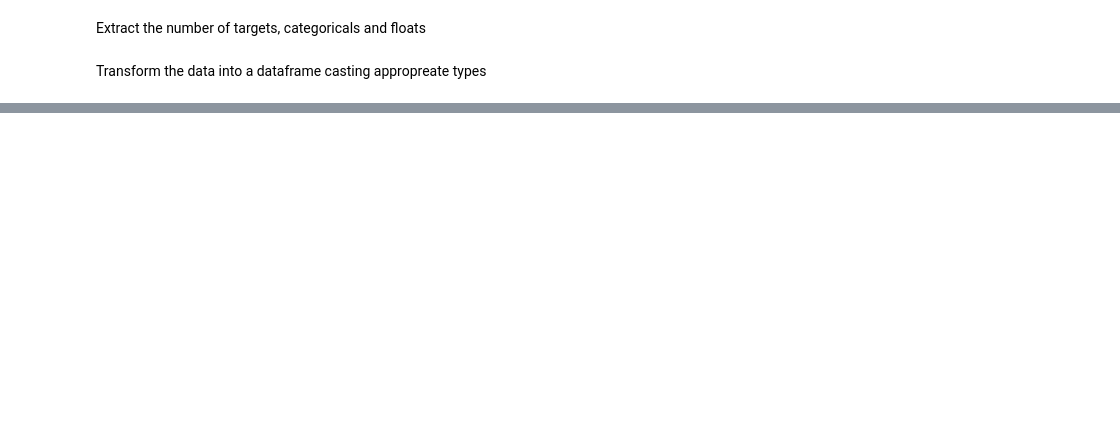
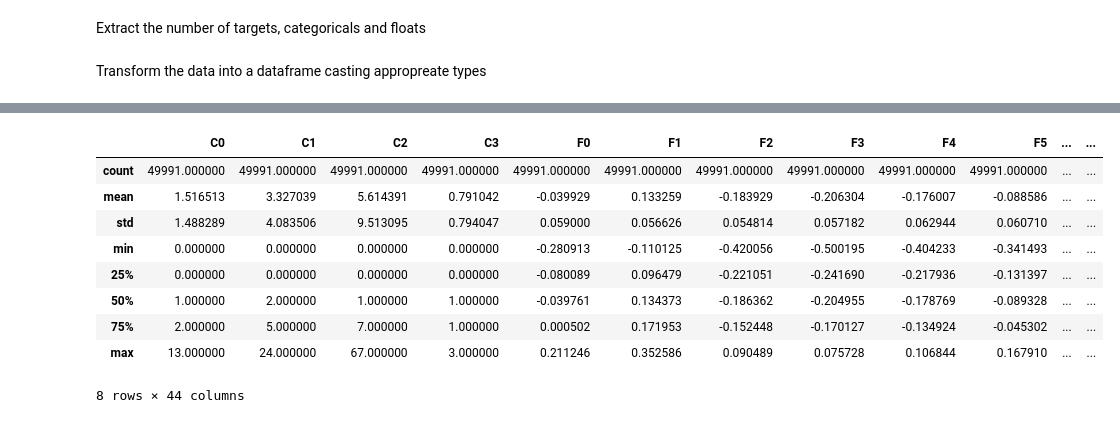
Before and after one commit to mlisovyi/yandex_cup_2020_ML, a Jupyter notebook: final/EDA.ipynb, the cells around one changed output, grey strips where cells are left out. Cells and saved outputs as stored; diff of their text form; code cells hidden in the pictures; blank space fills up the shorter version.

```diff
--- a/final/EDA.ipynb
+++ b/final/EDA.ipynb
@@ -95,0 +103,13 @@ for i in range(C):
+# %%
+X.describe()
+# %% [output]
+|  | C0 | C1 | C2 | C3 | F0 | F1 | F2 | F3 | F4 | F5 | ... | ... |
+| count | 49991.000000 | 49991.000000 | 49991.000000 | 49991.000000 | 49991.000000 | 49991.000000 | 49991.000000 | 49991.000000 | 49991.000000 | 49991.000000 | ... | ... |
+| mean | 1.516513 | 3.327039 | 5.614391 | 0.791042 | -0.039929 | 0.133259 | -0.183929 | -0.206304 | -0.176007 | -0.088586 | ... | ... |
+| std | 1.488289 | 4.083506 | 9.513095 | 0.794047 | 0.059000 | 0.056626 | 0.054814 | 0.057182 | 0.062944 | 0.060710 | ... | ... |
+| min | 0.000000 | 0.000000 | 0.000000 | 0.000000 | -0.280913 | -0.110125 | -0.420056 | -0.500195 | -0.404233 | -0.341493 | ... | ... |
+| 25% | 0.000000 | 0.000000 | 0.000000 | 0.000000 | -0.080089 | 0.096479 | -0.221051 | -0.241690 | -0.217936 | -0.131397 | ... | ... |
+| 50% | 1.000000 | 2.000000 | 1.000000 | 1.000000 | -0.039761 | 0.134373 | -0.186362 | -0.204955 | -0.178769 | -0.089328 | ... | ... |
+| 75% | 2.000000 | 5.000000 | 7.000000 | 1.000000 | 0.000502 | 0.171953 | -0.152448 | -0.170127 | -0.134924 | -0.045302 | ... | ... |
+| max | 13.000000 | 24.000000 | 67.000000 | 3.000000 | 0.211246 | 0.352586 | 0.090489 | 0.075728 | 0.106844 | 0.167910 | ... | ... |
+8 rows × 44 columns
```
Also changed, not shown: parts of 4 cells of this notebook.
